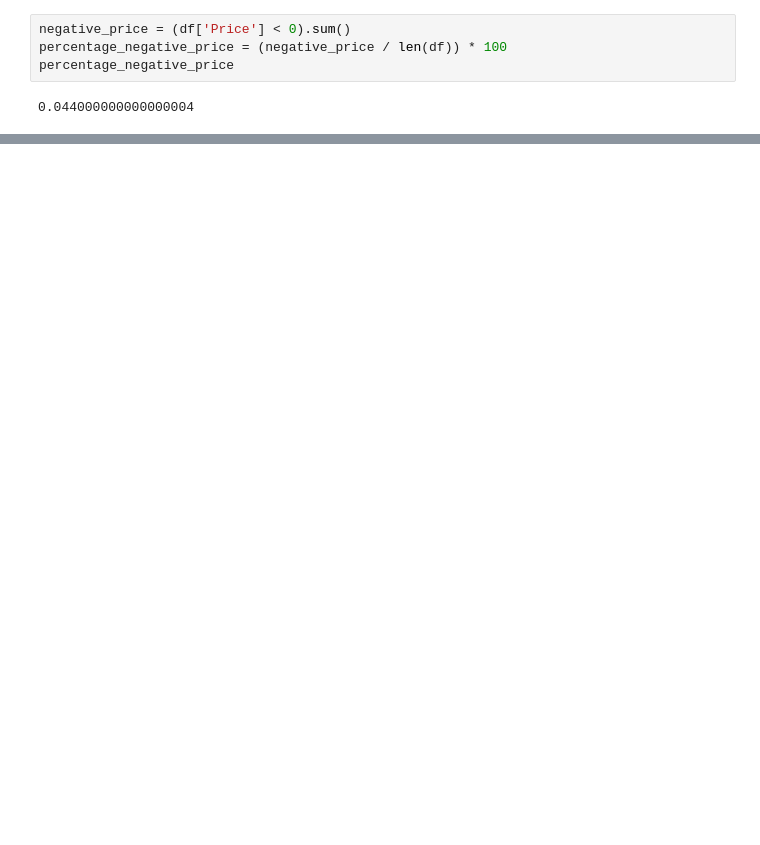
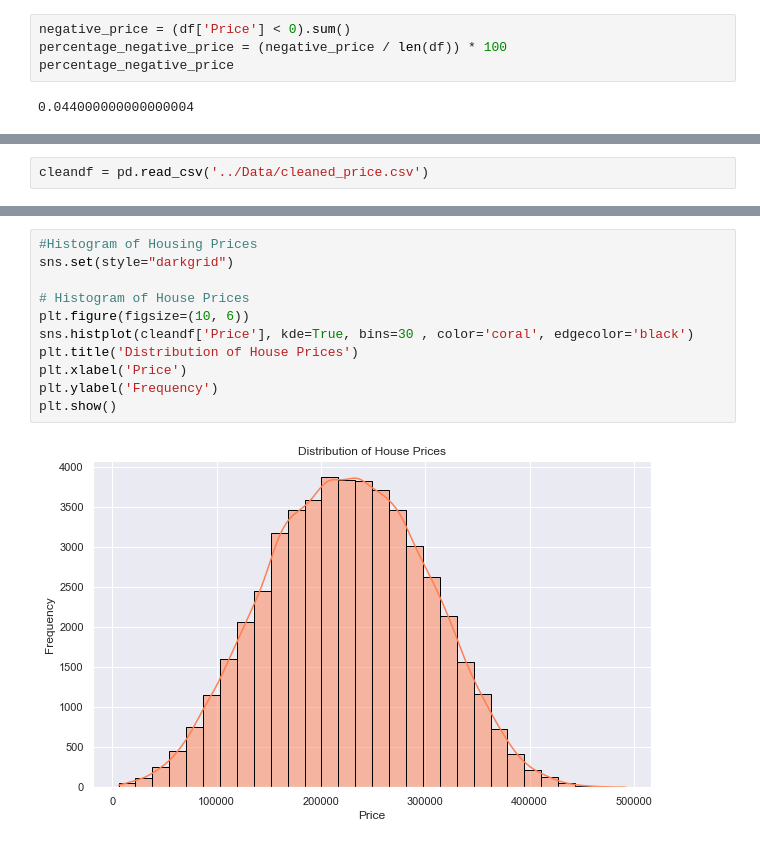
Before and after one commit to GitHbGav/Housing-Price-Prediction, a Jupyter notebook: Notebooks/pricedata.ipynb, the cells around one changed output, grey strips where cells are left out. Cells and saved outputs as stored; diff of their text form; blank space fills up the shorter version.

Commit message:
adding clean csv

```diff
--- a/Notebooks/pricedata.ipynb
+++ b/Notebooks/pricedata.ipynb
@@ -120,0 +190,2 @@ so we have removed all the negative prices, we are going to keep some of these l
+# %%
+cleandf = pd.read_csv('../Data/cleaned_price.csv')
@@ -120,0 +201,13 @@ so we have removed all the negative prices, we are going to keep some of these l
+# %%
+#Histogram of Housing Prices
+sns.set(style="darkgrid")
+
+# Histogram of House Prices
+plt.figure(figsize=(10, 6))
+sns.histplot(cleandf['Price'], kde=True, bins=30 , color='coral', edgecolor='black')
+plt.title('Distribution of House Prices')
+plt.xlabel('Price')
+plt.ylabel('Frequency')
+plt.show()
+# %% [output]
+[figure, added]
```
Also changed, not shown: parts of 38 cells of this notebook, 1 other file.
